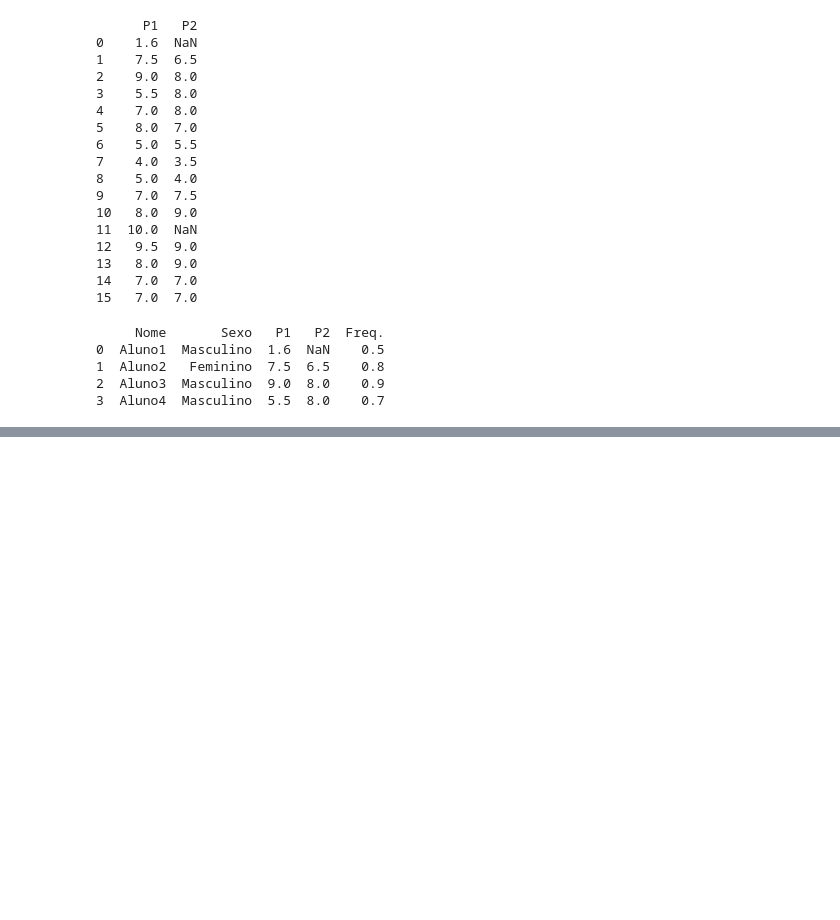
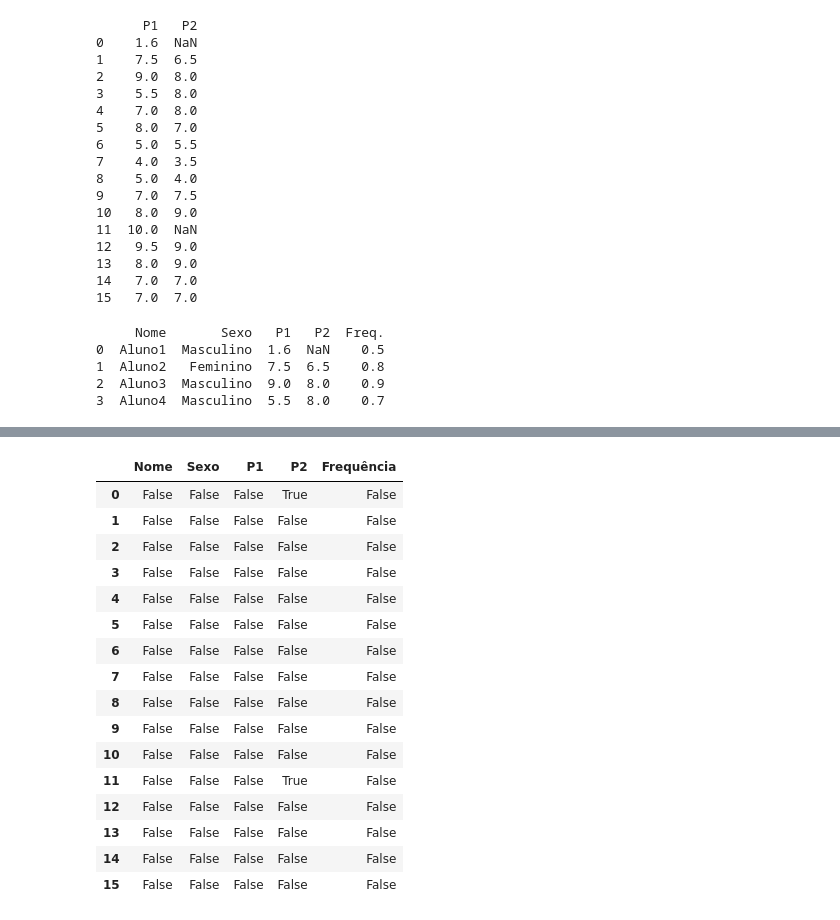
Before and after one commit to pedrohsc-dev/pandas, a Jupyter notebook: pandas.ipynb, the cells around one changed output, grey strips where cells are left out. Drawn from its saved outputs; the diff is of its cells as text; code cells hidden in the pictures; blank space fills up the shorter version.

```diff
--- a/pandas.ipynb
+++ b/pandas.ipynb
@@ -278,0 +391,20 @@ print(dados.head(4))
+# %%
+df.isnull() # retorna True para dados nulos
+# %% [output]
+|  | Nome | Sexo | P1 | P2 | Frequência |
+| 0 | False | False | False | True | False |
+| 1 | False | False | False | False | False |
+| 2 | False | False | False | False | False |
+| 3 | False | False | False | False | False |
+| 4 | False | False | False | False | False |
+| 5 | False | False | False | False | False |
+| 6 | False | False | False | False | False |
+| 7 | False | False | False | False | False |
+| 8 | False | False | False | False | False |
+| 9 | False | False | False | False | False |
+| 10 | False | False | False | False | False |
+| 11 | False | False | False | True | False |
+| 12 | False | False | False | False | False |
+| 13 | False | False | False | False | False |
+| 14 | False | False | False | False | False |
+| 15 | False | False | False | False | False |
```
Also changed, not shown: parts of 12 cells of this notebook.
